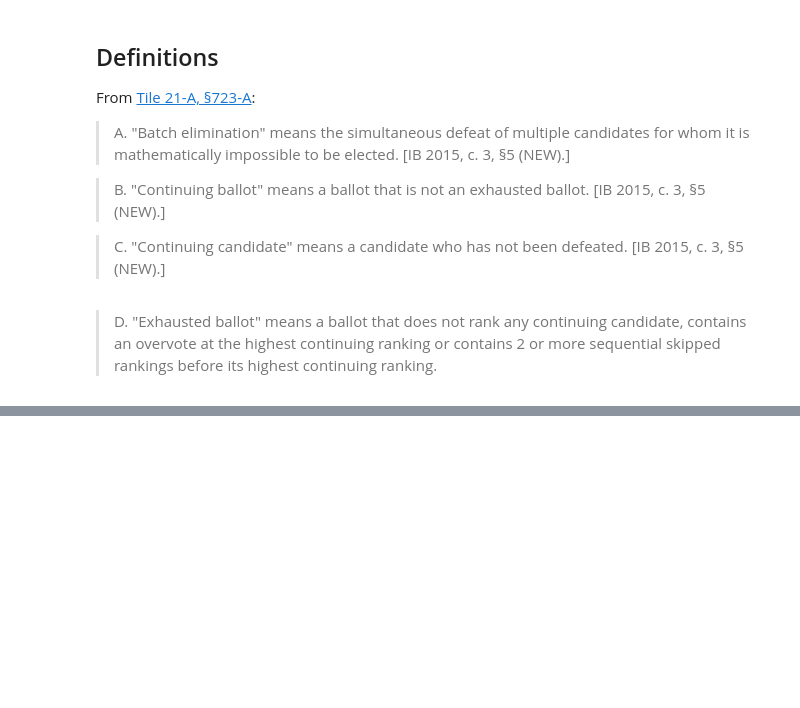
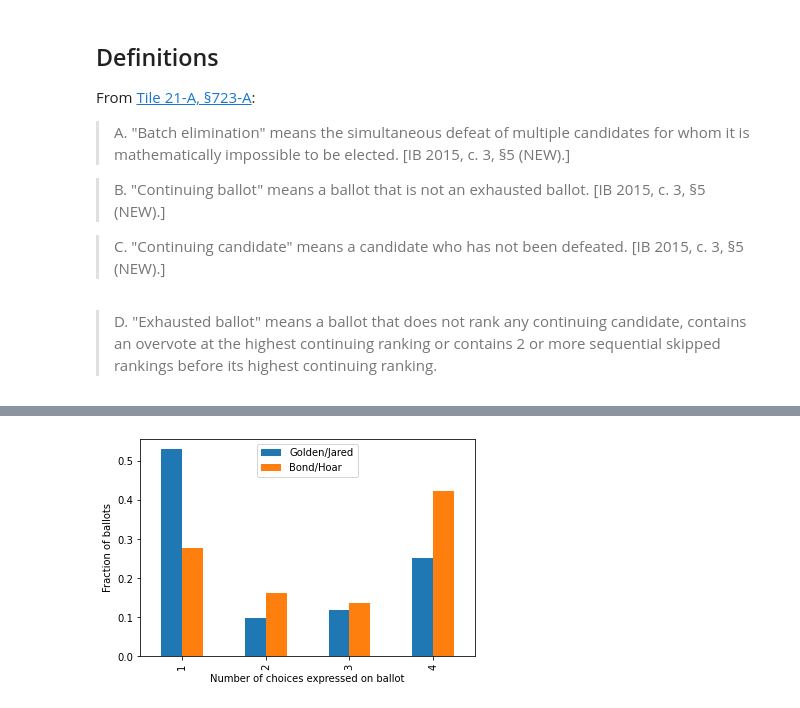
Before and after one commit to baxterdemers/rcv, a Jupyter notebook: maine_rcv.ipynb, the cells around one changed output, grey strips where cells are left out. Drawn from its saved outputs; the diff is of its cells as text; code cells hidden in the pictures; blank space fills up the shorter version.

```diff
--- a/maine_rcv.ipynb
+++ b/maine_rcv.ipynb
@@ -248,0 +357,6 @@ dtype: float64
+# %%
+dec_ct[['Golden/Jared', 'Bond/Hoar']].plot.bar().legend(loc=9)
+plt.ylabel('Fraction of ballots')
+plt.show()
+# %% [output]
+[figure, added]
```
Also changed, not shown: parts of 26 cells of this notebook, 37 other files.
